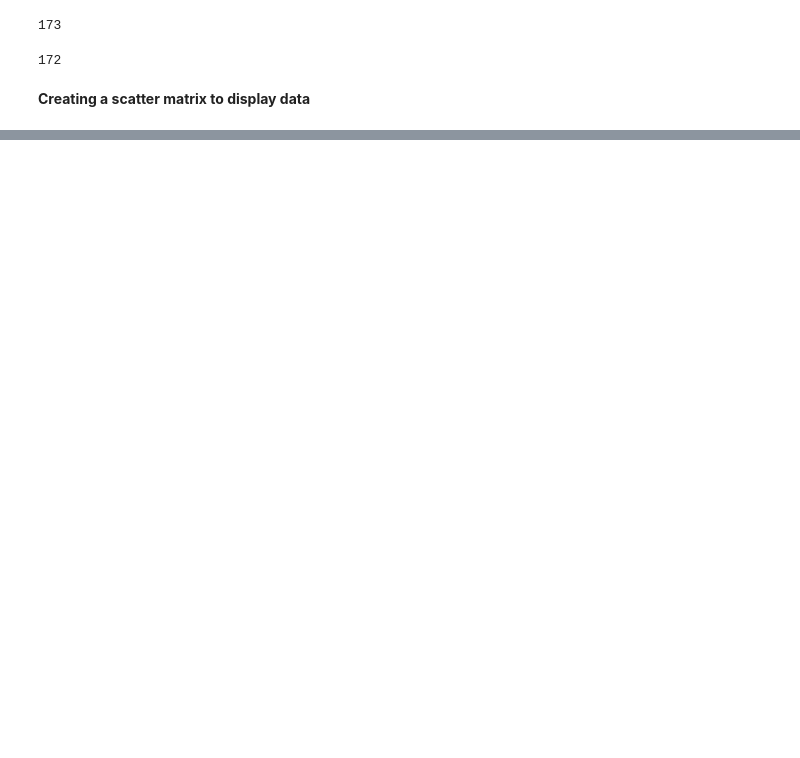
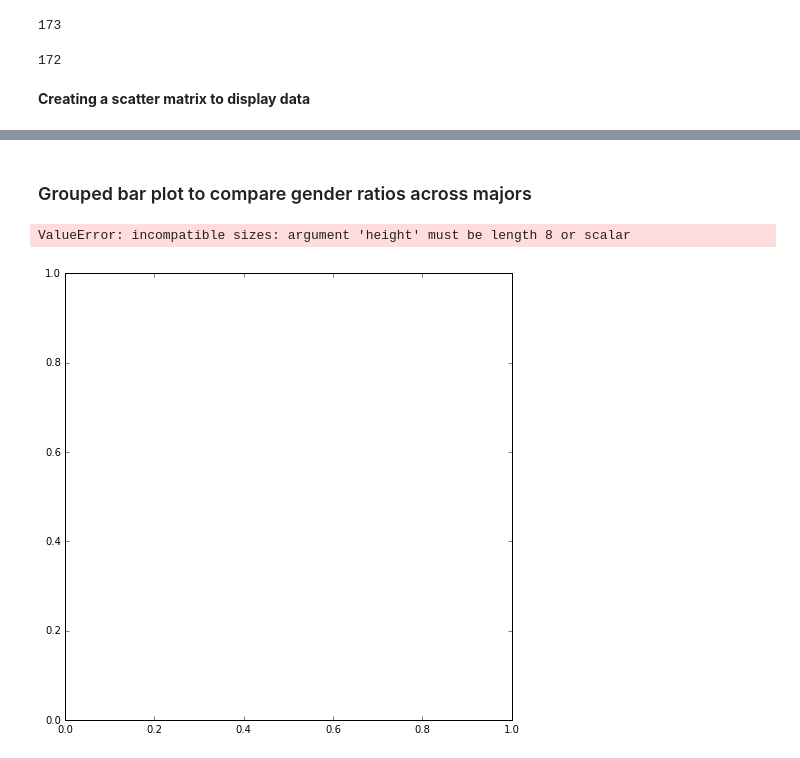
Before and after one commit to aniruddhabarapatre/Dataquest, a Jupyter notebook: Customized_visulization.ipynb, the cells around one changed output, grey strips where cells are left out. Drawn from its saved outputs; the diff is of its cells as text; code cells hidden in the pictures; blank space fills up the shorter version.

```diff
--- a/Customized_visulization.ipynb
+++ b/Customized_visulization.ipynb
@@ -69,0 +82,18 @@ plt.show()
+# %% [markdown]
+### Grouped bar plot to compare gender ratios across majors
+# %%
+recent_grads_fixed.ShareMen = recent_grads_fixed.Men / recent_grads_fixed.Total
+# %%
+arts = recent_grads_fixed[recent_grads_fixed.Major_category == "Arts"]
+# %%
+fig2 = plt.figure(figsize=(8,8))
+ax = fig2.add_subplot(1,1,1)
+
+import numpy as np
+locs = np.arange(0, arts.Major.nunique())
+
+ax.bar(left=locs,height=recent_grads_fixed.ShareMen.tolist(),width=0.35)
+ax.set_xticklabels(arts.Major.tolist(), rotation=90)
+# %% [output]
+ValueError: incompatible sizes: argument 'height' must be length 8 or scalar
+[figure, added]
```
Also changed, not shown: parts of 1 cell of this notebook.
